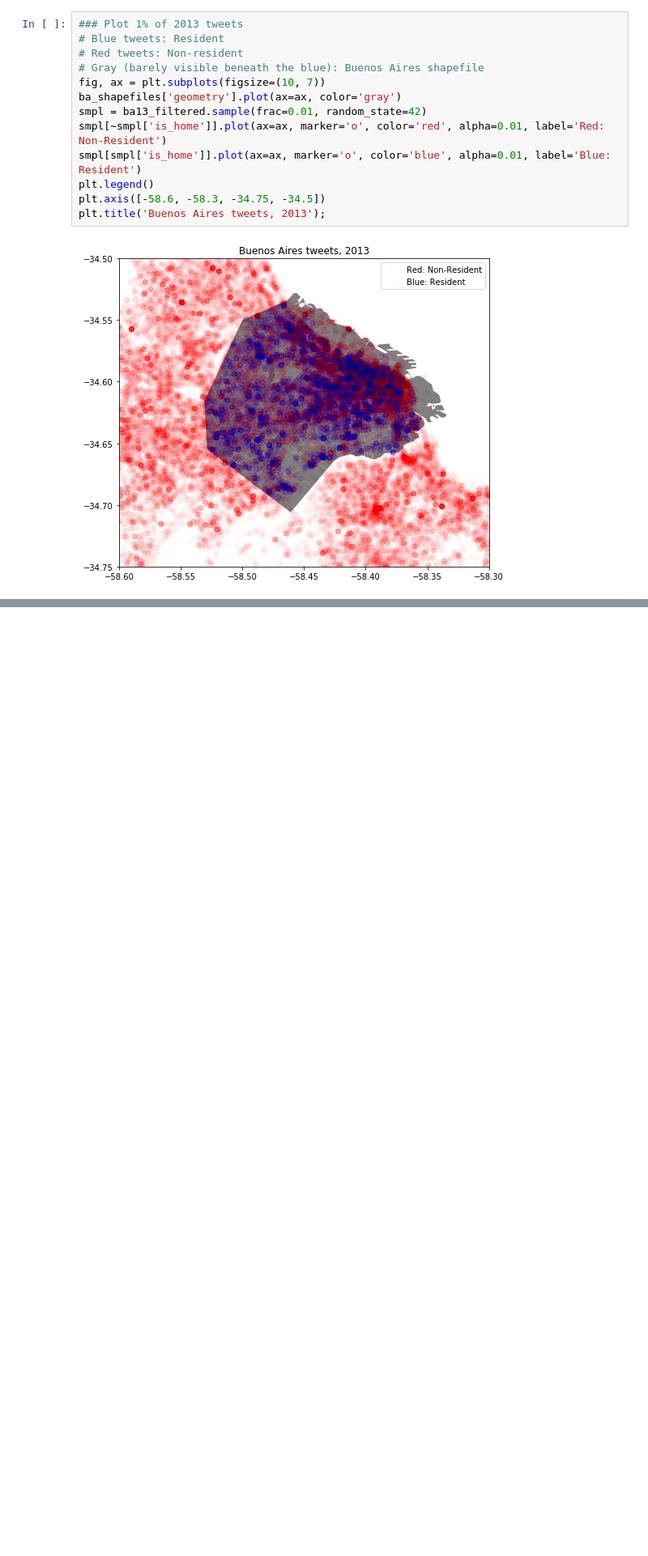
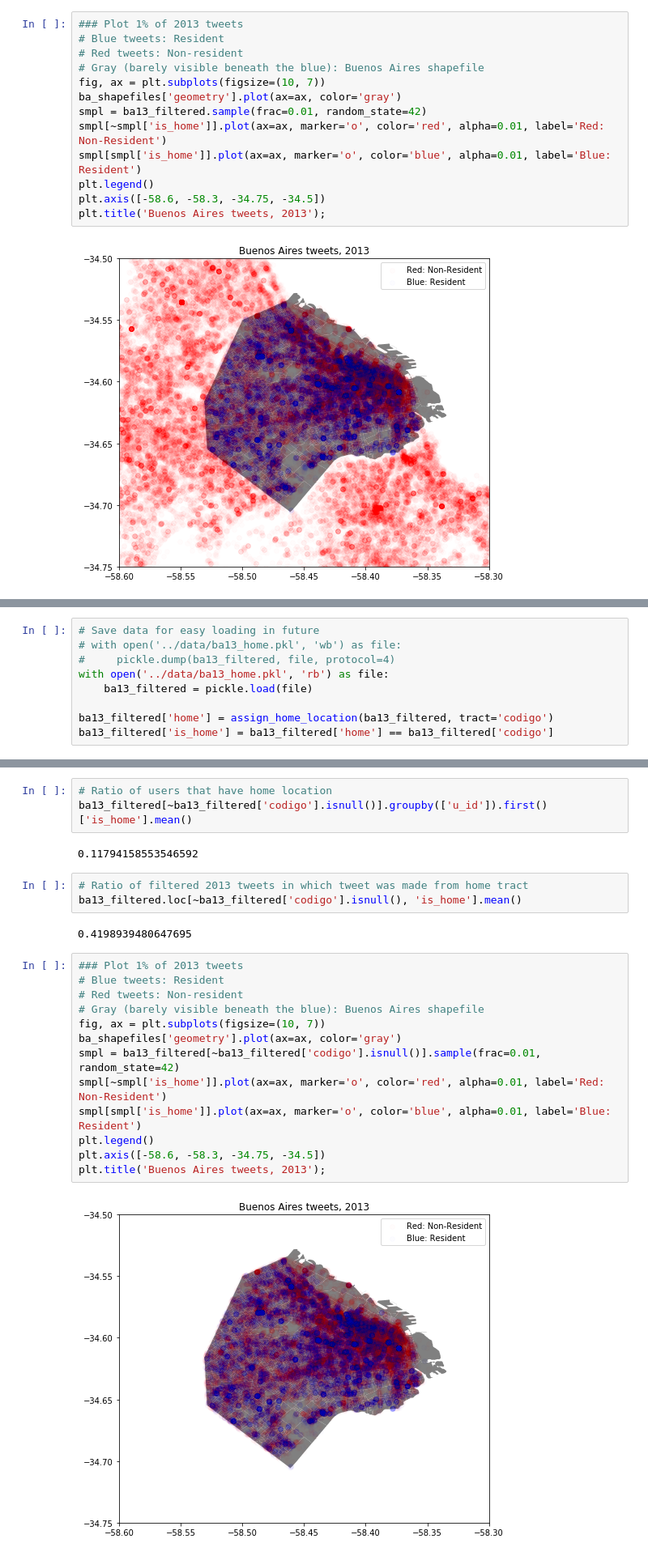
Before and after one commit to cci-ucb/twitter-and-displacement, a Jupyter notebook: 02_analysis/notebooks/ba_2013.ipynb, the cells around one changed output, grey strips where cells are left out. Shown at 81% size. Drawn from its saved outputs; the diff is of its cells as text; blank space fills up the shorter version.

```diff
--- a/02_analysis/notebooks/ba_2013.ipynb
+++ b/02_analysis/notebooks/ba_2013.ipynb
@@ -82,0 +134,9 @@ plt.title('Buenos Aires tweets, 2013');
+# %%
+# Save data for easy loading in future
+# with open('../data/ba13_home.pkl', 'wb') as file:
+#     pickle.dump(ba13_filtered, file, protocol=4)
+with open('../data/ba13_home.pkl', 'rb') as file:
+    ba13_filtered = pickle.load(file)
+
+ba13_filtered['home'] = assign_home_location(ba13_filtered, tract='codigo')
+ba13_filtered['is_home'] = ba13_filtered['home'] == ba13_filtered['codigo']
@@ -82,0 +148,25 @@ plt.title('Buenos Aires tweets, 2013');
+# %%
+# Ratio of users that have home location
+ba13_filtered[~ba13_filtered['codigo'].isnull()].groupby(['u_id']).first()['is_home'].mean()
+# %% [output]
+0.11794158553546592
+# %%
+# Ratio of filtered 2013 tweets in which tweet was made from home tract
+ba13_filtered.loc[~ba13_filtered['codigo'].isnull(), 'is_home'].mean()
+# %% [output]
+0.4198939480647695
+# %%
+### Plot 1% of 2013 tweets
+# Blue tweets: Resident
+# Red tweets: Non-resident
+# Gray (barely visible beneath the blue): Buenos Aires shapefile
+fig, ax = plt.subplots(figsize=(10, 7))
+ba_shapefiles['geometry'].plot(ax=ax, color='gray')
+smpl = ba13_filtered[~ba13_filtered['codigo'].isnull()].sample(frac=0.01, random_state=42)
+smpl[~smpl['is_home']].plot(ax=ax, marker='o', color='red', alpha=0.01, label='Red: Non-Resident')
+smpl[smpl['is_home']].plot(ax=ax, marker='o', color='blue', alpha=0.01, label='Blue: Resident')
+plt.legend()
+plt.axis([-58.6, -58.3, -34.75, -34.5])
+plt.title('Buenos Aires tweets, 2013');
+# %% [output]
+[figure, added]
```
Also changed, not shown: parts of 10 cells of this notebook, 3 other files.
